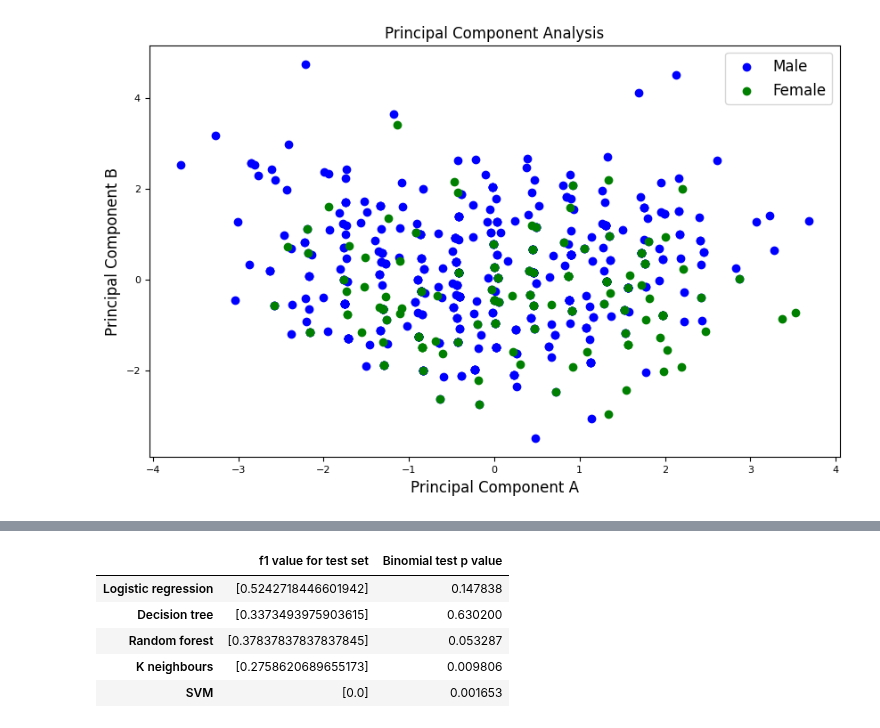
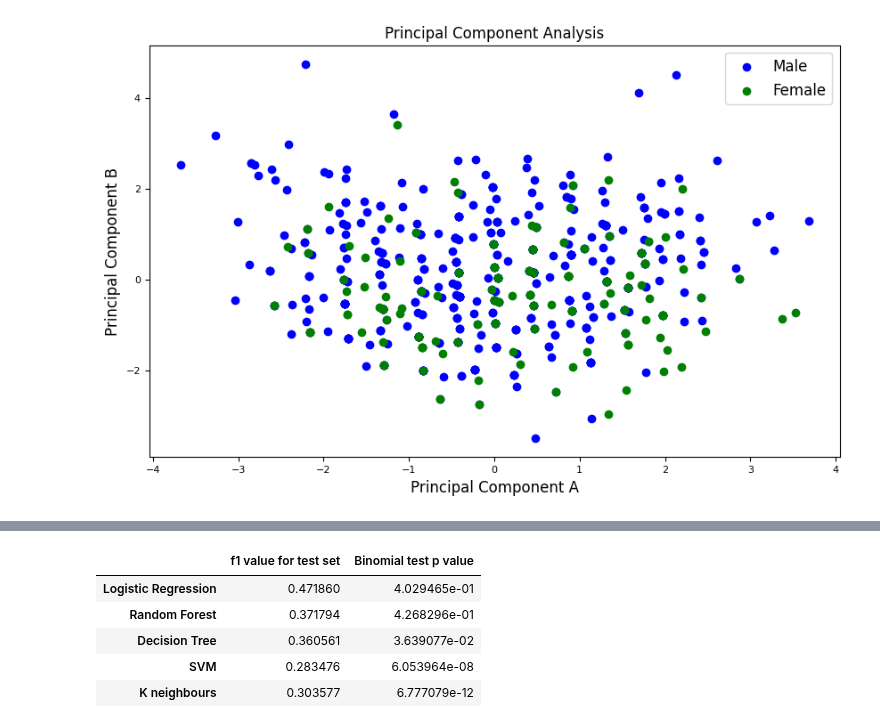
Before and after one commit to sophiak12/Individual_Project, a Jupyter notebook: src/model.ipynb, the cells around one changed output, grey strips where cells are left out. Cells and saved outputs as stored; diff of their text form; code cells hidden in the pictures.

```diff
--- a/src/model.ipynb
+++ b/src/model.ipynb
@@ -194,16 +171,13 @@ display(final)
 # %%
 
 binomialTestResults = pd.DataFrame()
-confusionMatrices = [calculateResults(logisticReg, data, target)['Total confusion matrix'],calculateResults(randomForest, data, target)['Total confusion matrix'], calculateResults(decisionTree, data, target)['Total confusion matrix'], calculateResults(SVM, data, target)['Total confusion matrix'], calculateResults(Kneightbors, data, target)['Total confusion matrix'] ]
-f1Scores = [calculateResults(logisticReg, data, target)['Average f1 score'],calculateResults(randomForest, data, target)['Average f1 score'], calculateResults(decisionTree, data, target)['Average f1 score'], calculateResults(SVM, data, target)['Average f1 score'], calculateResults(Kneightbors, data, target)['Average f1 score'] ]
-
 for i in range(5):
     algorithm = algorithms[i]
     testSetSize = y.size
     trueNeg = confusionMatrices[i][0][0][0]  #correct male (got 0 is 0)
     falsePos = confusionMatrices[i][0][0][1] #wrong male    (got 1 is 0)
     falseNeg = confusionMatrices[i][0][1][0] #wrong female  (got 0 is 1)
-    truePos = confusionMatrices[i][0][1][1]  #cozrrect female (got 1 is 1)
+    truePos = confusionMatrices[i][0][1][1]  #c0rrect female (got 1 is 1)
 
     totalMale,totalFemale = pd.DataFrame(y).value_counts()
     wholeSetFemaleProb = totalFemale/y.size
@@ -360,0 +277,16 @@ TypeError: 'LogisticRegression' object is not callable
+# %%
+from sklearn.model_selection import cross_val_predict
+
+models = {
+'Logistic regression': (LogisticRegression(class_weight='balanced'), {'C': [0.1, 1, 10], 'solver': ['lbfgs', 'liblinear', 'newton-cg', 'newton-cholesky'],  'penalty': ['l2']}),
+'Decision tree': (DecisionTreeClassifier(class_weight='balanced'), {'max_depth': [None, 10, 20, 30]}),
+'Random forest': (RandomForestClassifier(class_weight='balanced'), {'n_estimators': [50, 100, 200], 'max_depth': [None, 10, 20, 30]}),
+'K neighbours': (KNeighborsClassifier(weights='distance'), {'n_neighbors': [3, 5, 7, 9]}),
+'SVM': (SVC(), {'C': [0.1, 1, 5, 10], 'kernel': ['rbf','linear','poly'], 'degree': [2, 3, 5]})
+}
+f1Scores = []
+confusionMatrices =[]
+for modelName, (model, parameters) in models.items():
+    result = calculateResultsUSINGGRIDSEARCH(modelName,model, parameters, data, target)
+    f1Scores.append(result['Average f1 score'])
+    confusionMatrices.append(result['Total confusion matrix'])
@@ -361,37 +314,31 @@ TypeError: 'LogisticRegression' object is not callable
 # %%
 binomialTestResults = pd.DataFrame()
-
-confusionMatrices = test_results_df['Confusion Matrix']
-
-f1Scores = test_results_df['F1 Score']
-
 for i in range(5):
-    testSetSize = y_test.size
-    # confusionMatrix = getTestResults()['Total confusion matrix'][algorithm]
-    # print(confusionMatrix)
-    trueNeg = confusionMatrices.iloc[i][0][0]  #correct male (got 0 is 0)
-    falsePos = confusionMatrices.iloc[i][0][1] #wrong male    (got 1 is 0)
-    falseNeg = confusionMatrices.iloc[i][1][0] #wrong female  (got 0 is 1)
-    truePos = confusionMatrices.iloc[i][1][1]  #cozrrect female (got 1 is 1)
+    algorithm = algorithms[i]
+    testSetSize = y.size
+    trueNeg = confusionMatrices[i][0][0][0]  #correct male (got 0 is 0)
+    falsePos = confusionMatrices[i][0][0][1] #wrong male    (got 1 is 0)
+    falseNeg = confusionMatrices[i][0][1][0] #wrong female  (got 0 is 1)
+    truePos = confusionMatrices[i][0][1][1]  #cozrrect female (got 1 is 1)
 
     totalMale,totalFemale = pd.DataFrame(y).value_counts()
     wholeSetFemaleProb = totalFemale/y.size
     wholeSetMaleProb = totalMale/y.size
 
     noOfSuccesses = trueNeg + truePos
     p = ((wholeSetFemaleProb**2) + (wholeSetMaleProb**2))
     result = stats.binomtest(noOfSuccesses, n=testSetSize, p=p)
-    values= pd.DataFrame([[f1Scores.iloc[i], result.pvalue]])
+    values= pd.DataFrame([[f1Scores[i][0], result.pvalue]])
     # values= pd.DataFrame([[f1Scores[i][0], result.pvalue]])
     binomialTestResults = pd.concat([binomialTestResults,values])
 
 binomialTestResults.rename(columns={0: 'f1 value for test set', 1: 'Binomial test p value'}, inplace=True)
-binomialTestResults.index = test_results_df.index
+binomialTestResults.index = algorithmName
 display(binomialTestResults)
 # %% [output]
 |  | f1 value for test set | Binomial test p value |
-| Logistic regression | [0.5242718446601942] | 0.147838 |
-| Decision tree | [0.3373493975903615] | 0.630200 |
-| Random forest | [0.37837837837837845] | 0.053287 |
-| K neighbours | [0.2758620689655173] | 0.009806 |
-| SVM | [0.0] | 0.001653 |
+| Logistic Regression | 0.471860 | 4.029465e-01 |
+| Random Forest | 0.371794 | 4.268296e-01 |
+| Decision Tree | 0.360561 | 3.639077e-02 |
+| SVM | 0.283476 | 6.053964e-08 |
+| K neighbours | 0.303577 | 6.777079e-12 |
```
Also changed, not shown: parts of 10 cells of this notebook.
